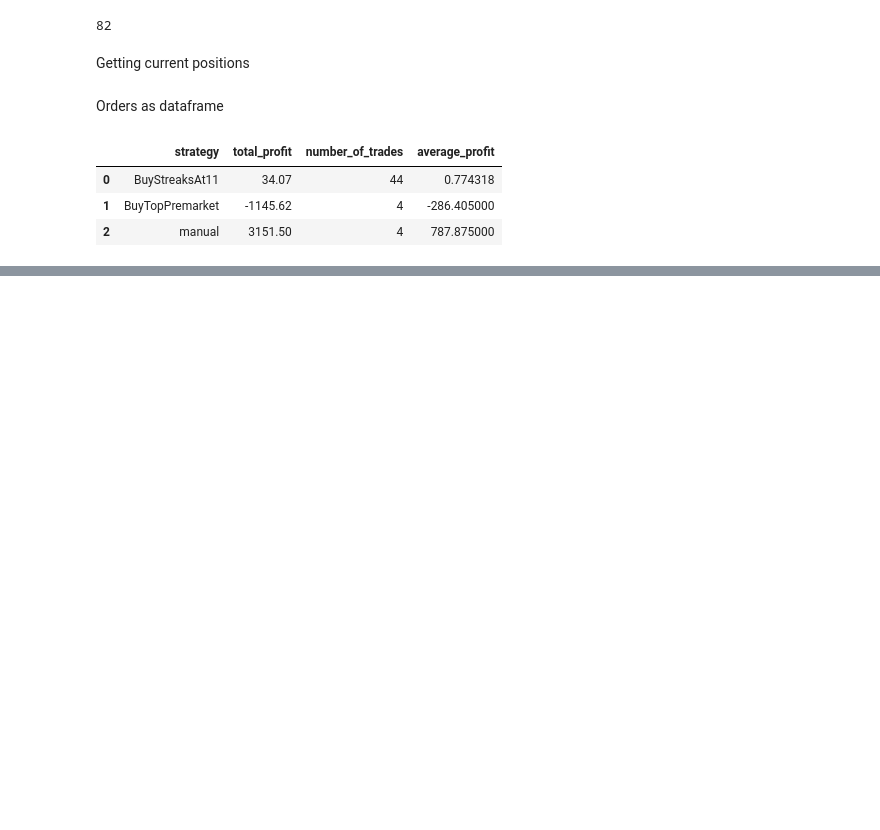
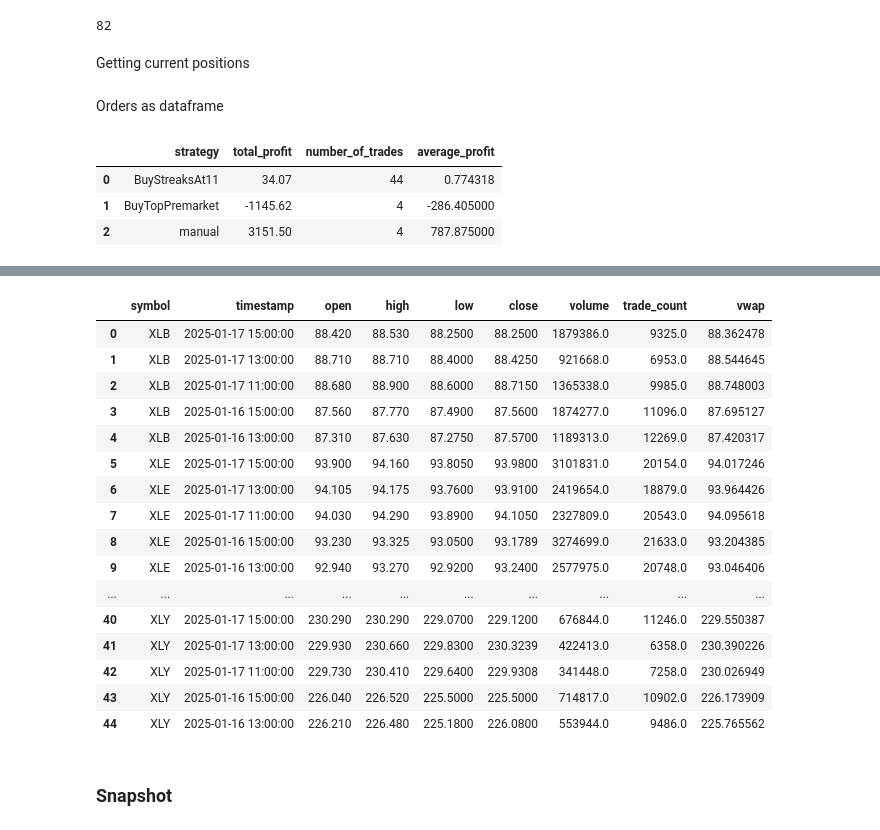
Before and after one commit to alexanu/alpaca_snippets, a Jupyter notebook: alpaca_plays.ipynb, the cells around one changed output, grey strips where cells are left out. Saved outputs shown, nothing was run; the diff lists cells and outputs as text; code cells hidden in the pictures; blank space fills up the shorter version.

```diff
--- a/alpaca_plays.ipynb
+++ b/alpaca_plays.ipynb
@@ -485,0 +973,4 @@ df
+# %%
+df_2hour = alpaca.get_history(symbols=symbols, periods=5, FrameLength=2, frame = 'hour')
+df_2hour
+# %% [output]
@@ -485,0 +979,19 @@ df
+|  | symbol | timestamp | open | high | low | close | volume | trade_count | vwap |
+| 0 | XLB | 2025-01-17 15:00:00 | 88.420 | 88.530 | 88.2500 | 88.2500 | 1879386.0 | 9325.0 | 88.362478 |
+| 1 | XLB | 2025-01-17 13:00:00 | 88.710 | 88.710 | 88.4000 | 88.4250 | 921668.0 | 6953.0 | 88.544645 |
+| 2 | XLB | 2025-01-17 11:00:00 | 88.680 | 88.900 | 88.6000 | 88.7150 | 1365338.0 | 9985.0 | 88.748003 |
+| 3 | XLB | 2025-01-16 15:00:00 | 87.560 | 87.770 | 87.4900 | 87.5600 | 1874277.0 | 11096.0 | 87.695127 |
+| 4 | XLB | 2025-01-16 13:00:00 | 87.310 | 87.630 | 87.2750 | 87.5700 | 1189313.0 | 12269.0 | 87.420317 |
+| 5 | XLE | 2025-01-17 15:00:00 | 93.900 | 94.160 | 93.8050 | 93.9800 | 3101831.0 | 20154.0 | 94.017246 |
+| 6 | XLE | 2025-01-17 13:00:00 | 94.105 | 94.175 | 93.7600 | 93.9100 | 2419654.0 | 18879.0 | 93.964426 |
+| 7 | XLE | 2025-01-17 11:00:00 | 94.030 | 94.290 | 93.8900 | 94.1050 | 2327809.0 | 20543.0 | 94.095618 |
+| 8 | XLE | 2025-01-16 15:00:00 | 93.230 | 93.325 | 93.0500 | 93.1789 | 3274699.0 | 21633.0 | 93.204385 |
+| 9 | XLE | 2025-01-16 13:00:00 | 92.940 | 93.270 | 92.9200 | 93.2400 | 2577975.0 | 20748.0 | 93.046406 |
+| ... | ... | ... | ... | ... | ... | ... | ... | ... | ... |
+| 40 | XLY | 2025-01-17 15:00:00 | 230.290 | 230.290 | 229.0700 | 229.1200 | 676844.0 | 11246.0 | 229.550387 |
+| 41 | XLY | 2025-01-17 13:00:00 | 229.930 | 230.660 | 229.8300 | 230.3239 | 422413.0 | 6358.0 | 230.390226 |
+| 42 | XLY | 2025-01-17 11:00:00 | 229.730 | 230.410 | 229.6400 | 229.9308 | 341448.0 | 7258.0 | 230.026949 |
+| 43 | XLY | 2025-01-16 15:00:00 | 226.040 | 226.520 | 225.5000 | 225.5000 | 714817.0 | 10902.0 | 226.173909 |
+| 44 | XLY | 2025-01-16 13:00:00 | 226.210 | 226.480 | 225.1800 | 226.0800 | 553944.0 | 9486.0 | 225.765562 |
+# %% [markdown]
+### Snapshot
```
Also changed, not shown: parts of 122 cells of this notebook, 29 other files.
